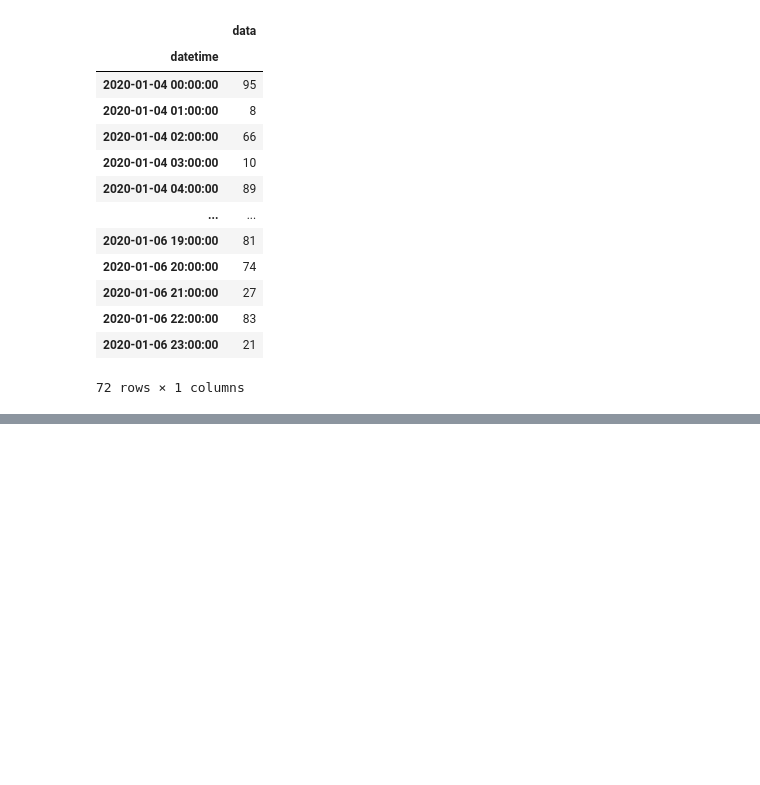
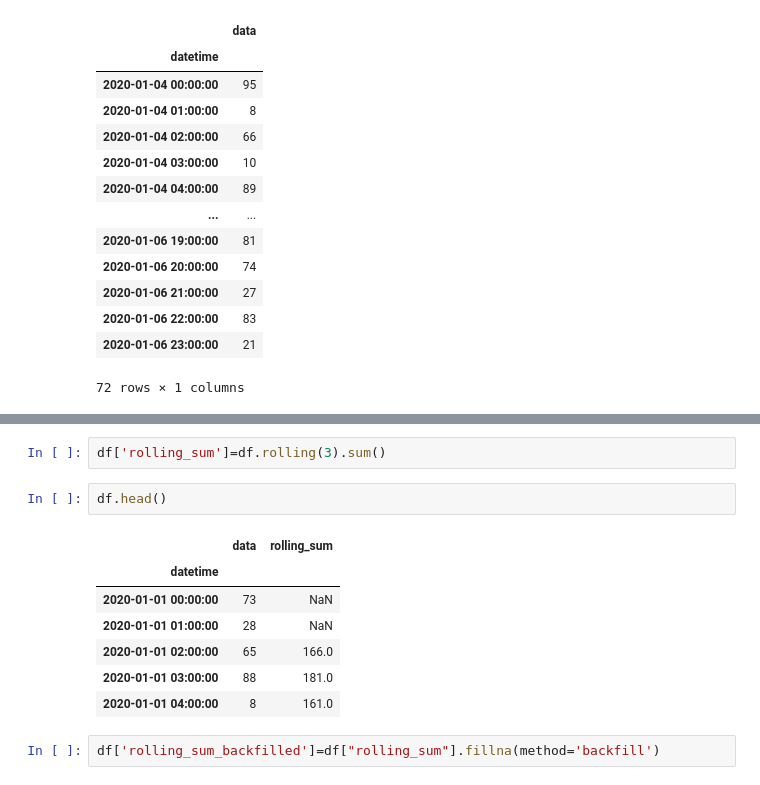
Before and after one commit to ainajefelina/Studi-Independen, a Jupyter notebook: Sesi 7/Latihan 1.ipynb, the cells around one changed output, grey strips where cells are left out. Drawn from its saved outputs; the diff is of its cells as text; blank space fills up the shorter version.

```diff
--- a/Sesi 7/Latihan 1.ipynb
+++ b/Sesi 7/Latihan 1.ipynb
@@ -416,0 +430,14 @@ df['2020-01-04':'2020-01-06']
+# %%
+df['rolling_sum']=df.rolling(3).sum()
+# %%
+df.head()
+# %% [output]
+|  | data | rolling_sum |
+| datetime |  |  |
+| 2020-01-01 00:00:00 | 73 | NaN |
+| 2020-01-01 01:00:00 | 28 | NaN |
+| 2020-01-01 02:00:00 | 65 | 166.0 |
+| 2020-01-01 03:00:00 | 88 | 181.0 |
+| 2020-01-01 04:00:00 | 8 | 161.0 |
+# %%
+df['rolling_sum_backfilled']=df["rolling_sum"].fillna(method='backfill')
```
Also changed, not shown: parts of 2 cells of this notebook, 1 other file.
